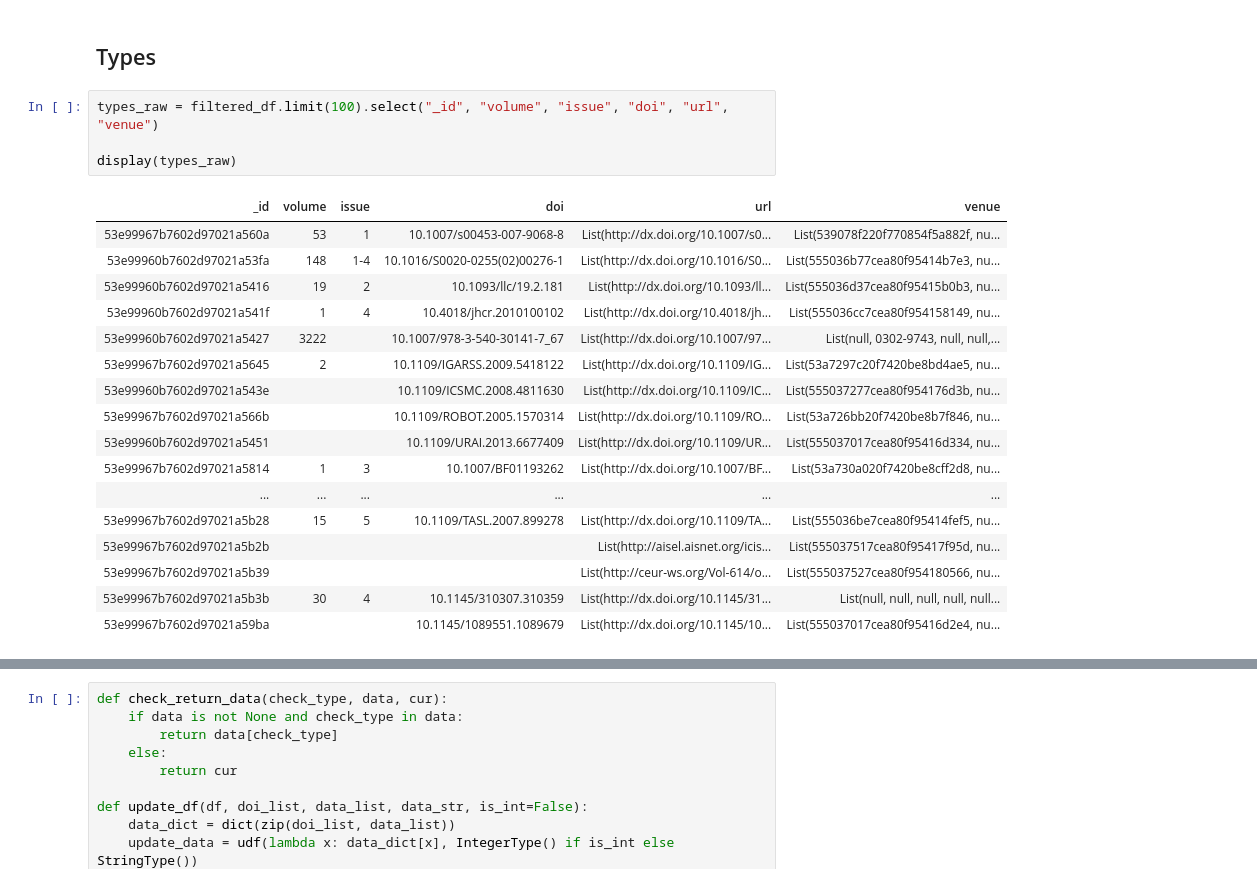
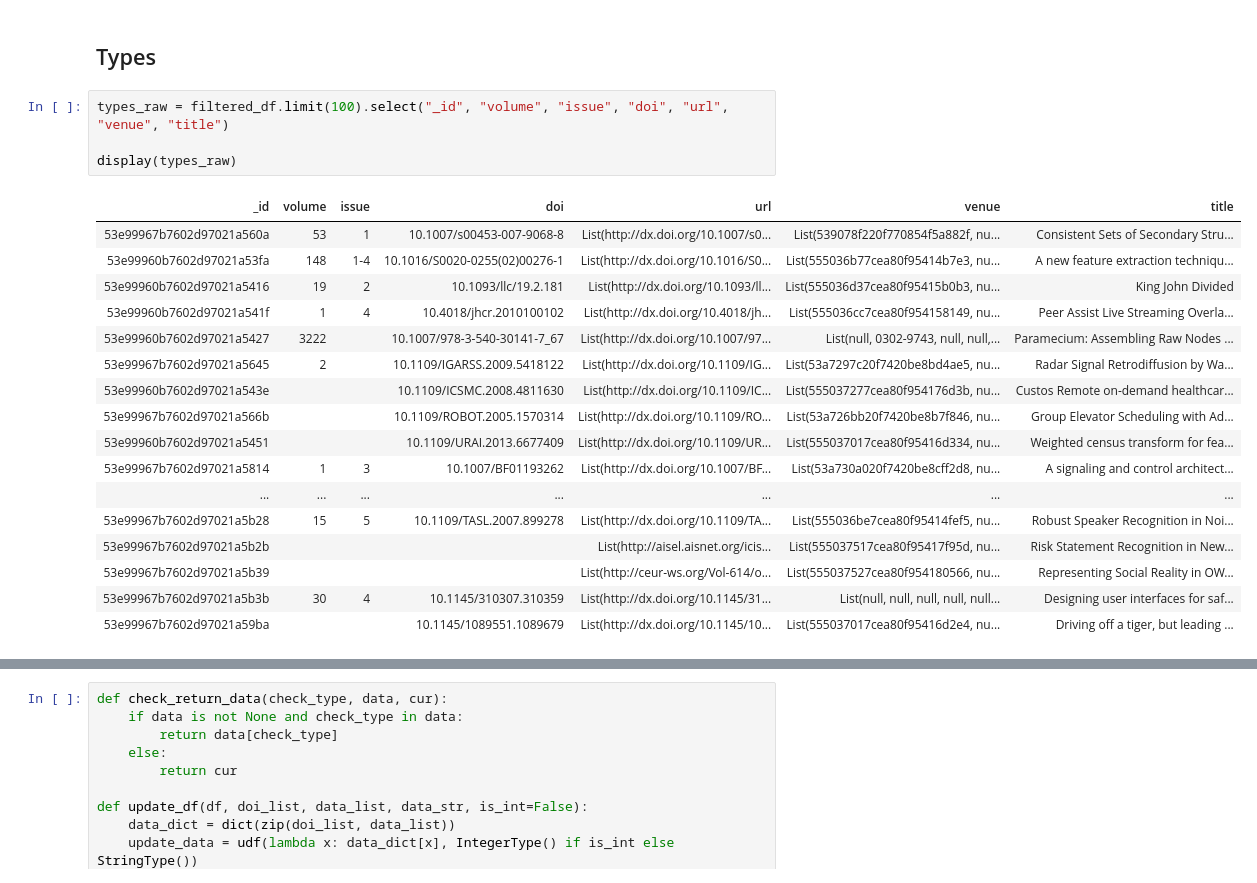
Before and after one commit to Karljohan99/BDM2023-group3, a Jupyter notebook: project1/Project_1.ipynb, the cells around one changed output, grey strips where cells are left out. Cells and saved outputs as stored; diff of their text form.

```diff
--- a/project1/Project_1.ipynb
+++ b/project1/Project_1.ipynb
@@ -373,27 +313,27 @@ display(publication)
 # %% [markdown]
 ## Types
 # %%
-types_raw = filtered_df.limit(100).select("_id", "volume", "issue", "doi", "url", "venue")
+types_raw = filtered_df.limit(100).select("_id", "volume", "issue", "doi", "url", "venue", "title")
 
 display(types_raw)
 # %% [output]
-| _id | volume | issue | doi | url | venue |
-| 53e99967b7602d97021a560a | 53 | 1 | 10.1007/s00453-007-9068-8 | List(http://dx.doi.org/10.1007/s0... | List(539078f220f770854f5a882f, nu... |
-| 53e99960b7602d97021a53fa | 148 | 1-4 | 10.1016/S0020-0255(02)00276-1 | List(http://dx.doi.org/10.1016/S0... | List(555036b77cea80f95414b7e3, nu... |
-| 53e99960b7602d97021a5416 | 19 | 2 | 10.1093/llc/19.2.181 | List(http://dx.doi.org/10.1093/ll... | List(555036d37cea80f95415b0b3, nu... |
-| 53e99960b7602d97021a541f | 1 | 4 | 10.4018/jhcr.2010100102 | List(http://dx.doi.org/10.4018/jh... | List(555036cc7cea80f954158149, nu... |
-| 53e99960b7602d97021a5427 | 3222 |  | 10.1007/978-3-540-30141-7_67 | List(http://dx.doi.org/10.1007/97... | List(null, 0302-9743, null, null,... |
-| 53e99967b7602d97021a5645 | 2 |  | 10.1109/IGARSS.2009.5418122 | List(http://dx.doi.org/10.1109/IG... | List(53a7297c20f7420be8bd4ae5, nu... |
-| 53e99960b7602d97021a543e |  |  | 10.1109/ICSMC.2008.4811630 | List(http://dx.doi.org/10.1109/IC... | List(555037277cea80f954176d3b, nu... |
-| 53e99967b7602d97021a566b |  |  | 10.1109/ROBOT.2005.1570314 | List(http://dx.doi.org/10.1109/RO... | List(53a726bb20f7420be8b7f846, nu... |
-| 53e99960b7602d97021a5451 |  |  | 10.1109/URAI.2013.6677409 | List(http://dx.doi.org/10.1109/UR... | List(555037017cea80f95416d334, nu... |
-| 53e99967b7602d97021a5814 | 1 | 3 | 10.1007/BF01193262 | List(http://dx.doi.org/10.1007/BF... | List(53a730a020f7420be8cff2d8, nu... |
-| ... | ... | ... | ... | ... | ... |
-| 53e99967b7602d97021a5b28 | 15 | 5 | 10.1109/TASL.2007.899278 | List(http://dx.doi.org/10.1109/TA... | List(555036be7cea80f95414fef5, nu... |
-| 53e99967b7602d97021a5b2b |  |  |  | List(http://aisel.aisnet.org/icis... | List(555037517cea80f95417f95d, nu... |
-| 53e99967b7602d97021a5b39 |  |  |  | List(http://ceur-ws.org/Vol-614/o... | List(555037527cea80f954180566, nu... |
-| 53e99967b7602d97021a5b3b | 30 | 4 | 10.1145/310307.310359 | List(http://dx.doi.org/10.1145/31... | List(null, null, null, null, null... |
-| 53e99967b7602d97021a59ba |  |  | 10.1145/1089551.1089679 | List(http://dx.doi.org/10.1145/10... | List(555037017cea80f95416d2e4, nu... |
+| _id | volume | issue | doi | url | venue | title |
+| 53e99967b7602d97021a560a | 53 | 1 | 10.1007/s00453-007-9068-8 | List(http://dx.doi.org/10.1007/s0... | List(539078f220f770854f5a882f, nu... | Consistent Sets of Secondary Stru... |
+| 53e99960b7602d97021a53fa | 148 | 1-4 | 10.1016/S0020-0255(02)00276-1 | List(http://dx.doi.org/10.1016/S0... | List(555036b77cea80f95414b7e3, nu... | A new feature extraction techniqu... |
+| 53e99960b7602d97021a5416 | 19 | 2 | 10.1093/llc/19.2.181 | List(http://dx.doi.org/10.1093/ll... | List(555036d37cea80f95415b0b3, nu... | King John Divided |
+| 53e99960b7602d97021a541f | 1 | 4 | 10.4018/jhcr.2010100102 | List(http://dx.doi.org/10.4018/jh... | List(555036cc7cea80f954158149, nu... | Peer Assist Live Streaming Overla... |
+| 53e99960b7602d97021a5427 | 3222 |  | 10.1007/978-3-540-30141-7_67 | List(http://dx.doi.org/10.1007/97... | List(null, 0302-9743, null, null,... | Paramecium: Assembling Raw Nodes ... |
+| 53e99967b7602d97021a5645 | 2 |  | 10.1109/IGARSS.2009.5418122 | List(http://dx.doi.org/10.1109/IG... | List(53a7297c20f7420be8bd4ae5, nu... | Radar Signal Retrodiffusion by Wa... |
+| 53e99960b7602d97021a543e |  |  | 10.1109/ICSMC.2008.4811630 | List(http://dx.doi.org/10.1109/IC... | List(555037277cea80f954176d3b, nu... | Custos Remote on-demand healthcar... |
+| 53e99967b7602d97021a566b |  |  | 10.1109/ROBOT.2005.1570314 | List(http://dx.doi.org/10.1109/RO... | List(53a726bb20f7420be8b7f846, nu... | Group Elevator Scheduling with Ad... |
+| 53e99960b7602d97021a5451 |  |  | 10.1109/URAI.2013.6677409 | List(http://dx.doi.org/10.1109/UR... | List(555037017cea80f95416d334, nu... | Weighted census transform for fea... |
+| 53e99967b7602d97021a5814 | 1 | 3 | 10.1007/BF01193262 | List(http://dx.doi.org/10.1007/BF... | List(53a730a020f7420be8cff2d8, nu... | A signaling and control architect... |
+| ... | ... | ... | ... | ... | ... | ... |
+| 53e99967b7602d97021a5b28 | 15 | 5 | 10.1109/TASL.2007.899278 | List(http://dx.doi.org/10.1109/TA... | List(555036be7cea80f95414fef5, nu... | Robust Speaker Recognition in Noi... |
+| 53e99967b7602d97021a5b2b |  |  |  | List(http://aisel.aisnet.org/icis... | List(555037517cea80f95417f95d, nu... | Risk Statement Recognition in New... |
+| 53e99967b7602d97021a5b39 |  |  |  | List(http://ceur-ws.org/Vol-614/o... | List(555037527cea80f954180566, nu... | Representing Social Reality in OW... |
+| 53e99967b7602d97021a5b3b | 30 | 4 | 10.1145/310307.310359 | List(http://dx.doi.org/10.1145/31... | List(null, null, null, null, null... | Designing user interfaces for saf... |
+| 53e99967b7602d97021a59ba |  |  | 10.1145/1089551.1089679 | List(http://dx.doi.org/10.1145/10... | List(555037017cea80f95416d2e4, nu... | Driving off a tiger, but leading ... |
 # %%
 types_pre_api = types_raw.withColumn("type", F.when(F.col("venue.raw").contains("@"), "workshop")
                    .when(((F.col("volume").isNotNull()) & (F.col("volume") != "")) | ((F.col("issue").isNotNull()) & (F.col("issue") != "")), "journal-article")
```
Also changed, not shown: parts of 24 cells of this notebook.
